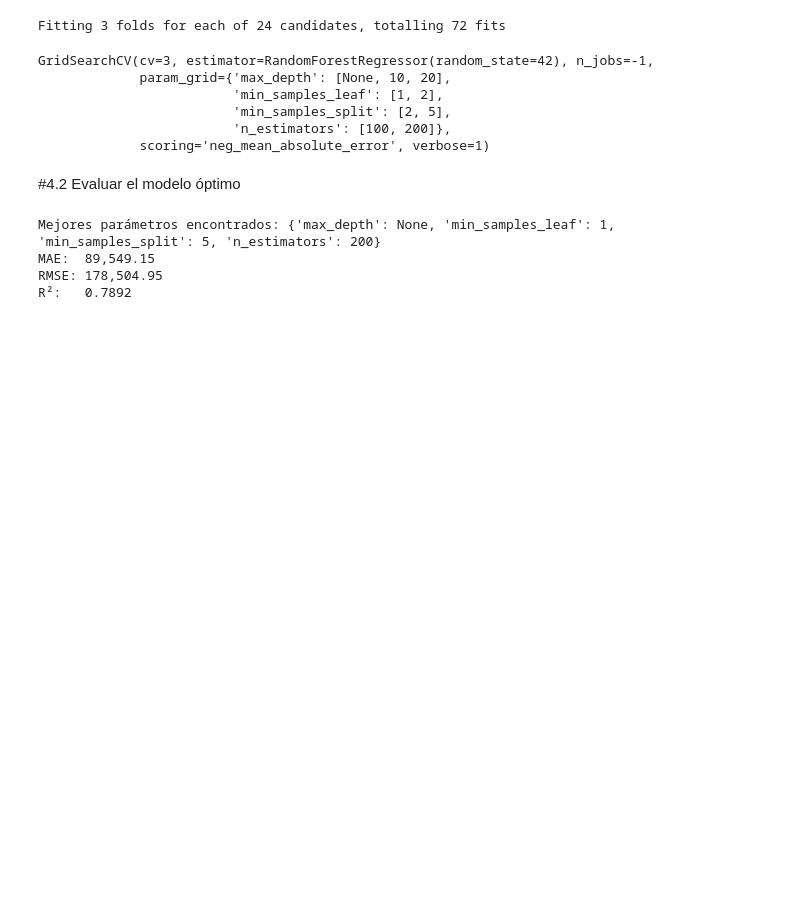
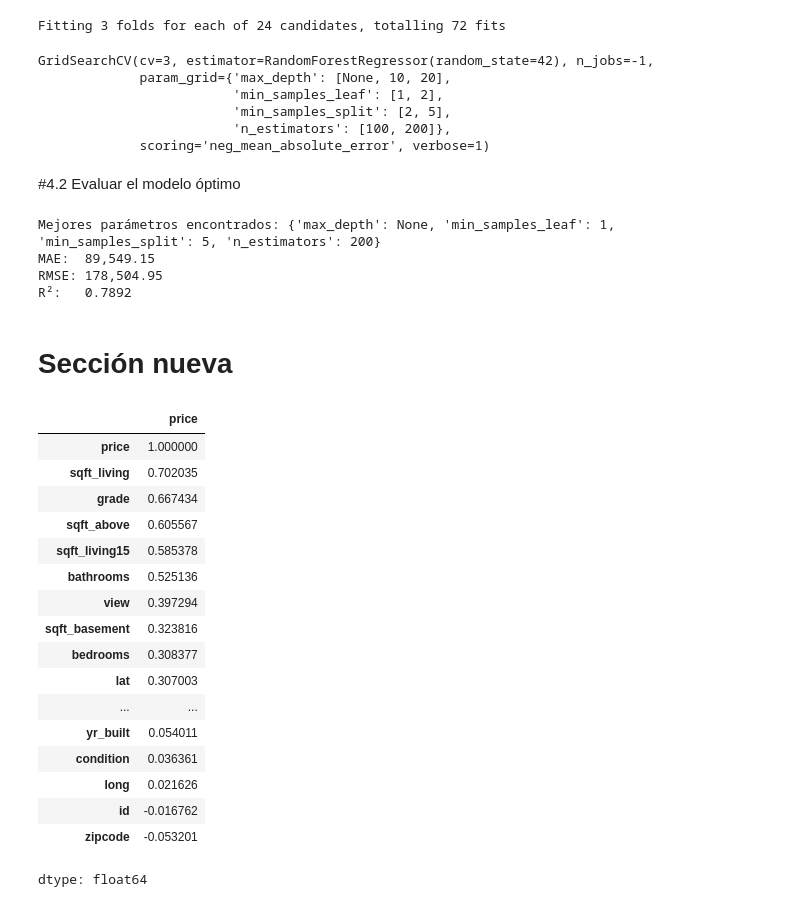
Before and after one commit to FranciscoRamirezRuiz/Inferencia2024, a Jupyter notebook: inferencia_unificado.ipynb, the cells around one changed output. Cells and saved outputs as stored; diff of their text form; code cells hidden in the pictures; blank space fills up the shorter version.

```diff
--- a/inferencia_unificado.ipynb
+++ b/inferencia_unificado.ipynb
@@ -375,3 +375,28 @@ Mejores parámetros encontrados: {'max_depth': None, 'min_samples_leaf': 1, 'min
 MAE:  89,549.15
 RMSE: 178,504.95
 R²:   0.7892
+# %% [markdown]
+# Sección nueva
+# %%
+# Correlación de cada variable numérica con el precio
+correlation_with_price = df.corr(numeric_only=True)['price'].sort_values(ascending=False)
+correlation_with_price
+# %% [output]
+|  | price |
+| price | 1.000000 |
+| sqft_living | 0.702035 |
+| grade | 0.667434 |
+| sqft_above | 0.605567 |
+| sqft_living15 | 0.585378 |
+| bathrooms | 0.525136 |
+| view | 0.397294 |
+| sqft_basement | 0.323816 |
+| bedrooms | 0.308377 |
+| lat | 0.307003 |
+| ... | ... |
+| yr_built | 0.054011 |
+| condition | 0.036361 |
+| long | 0.021626 |
+| id | -0.016762 |
+| zipcode | -0.053201 |
+dtype: float64
```
Also changed, not shown: parts of 1 cell of this notebook.
